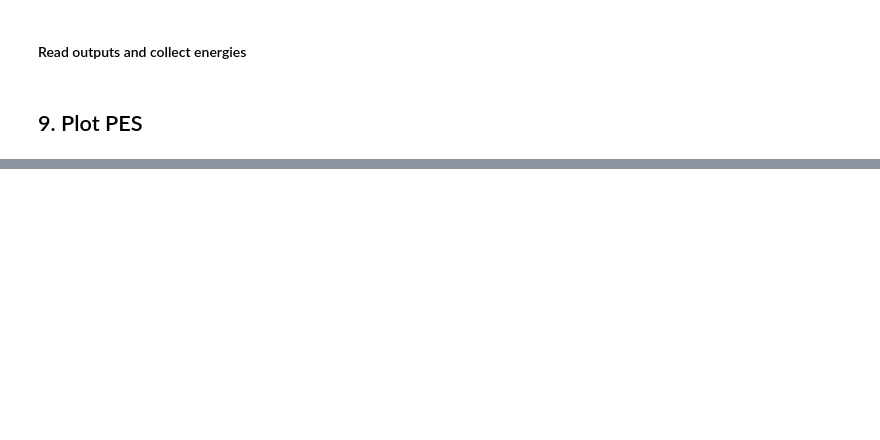
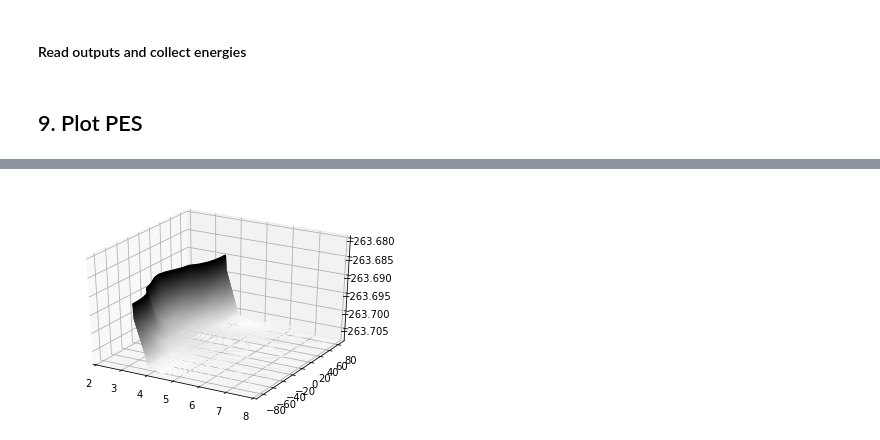
Before and after one commit to sodelab/pair, a Jupyter notebook: tools/notebook/pes-2b.ipynb, the cells around one changed output, grey strips where cells are left out. Drawn from its saved outputs; the diff is of its cells as text; code cells hidden in the pictures; blank space fills up the shorter version.

```diff
--- a/tools/notebook/pes-2b.ipynb
+++ b/tools/notebook/pes-2b.ipynb
@@ -875,0 +1000,26 @@ plt.plot(variables[0].ranges,nrg)
+# %%
+%matplotlib inline
+#%matplotlib notebook
+
+min=-263.7075
+max=-263.6900
+inc=0.0001
+
+x=min
+tmp=[]
+while x<=max:
+    tmp.append(x)
+    x+=inc
+V=tuple(tmp)
+
+fig = plt.figure()
+ax = fig.add_subplot(111, projection='3d')
+ax.contour3D(np.asarray(X), np.asarray(Y), np.asarray(Z), V, cmap="binary")
+ax.set_xlim(2,8)
+ax.set_ylim(-90,90)
+ax.set_zlim(-263.708,-263.68)
+#ax.view_init(90, 0)
+#ax.autoscale()
+plt.show()
+# %% [output]
+[figure, added]
```
Also changed, not shown: parts of 19 cells of this notebook.
